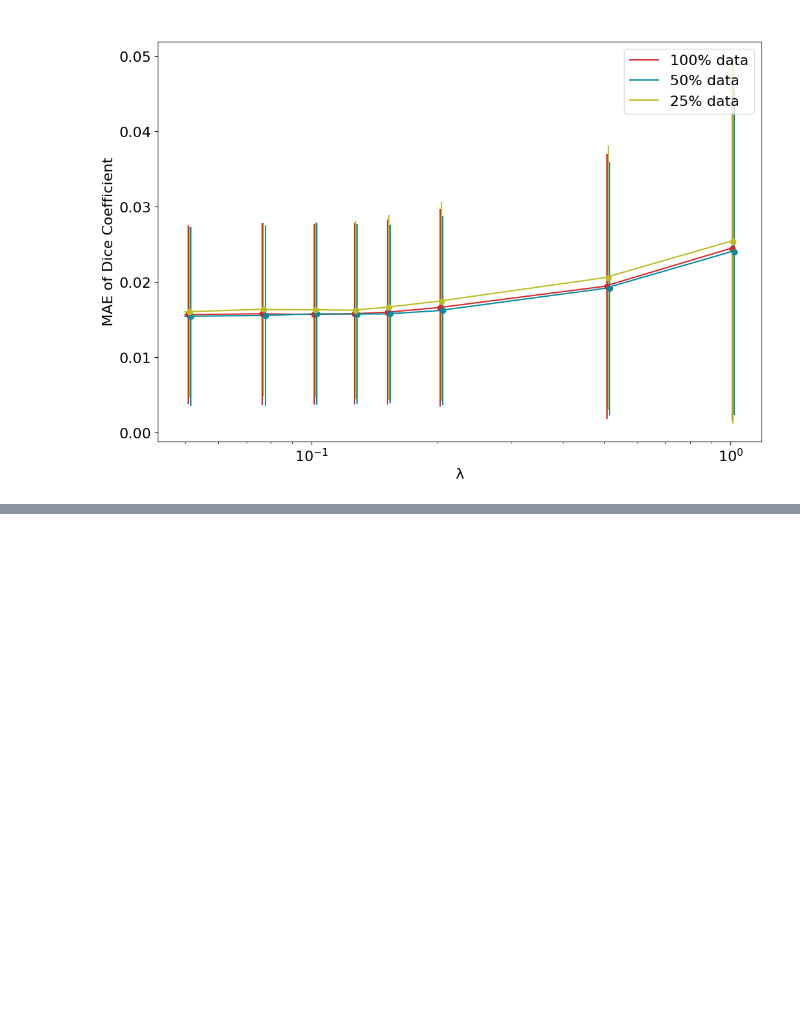
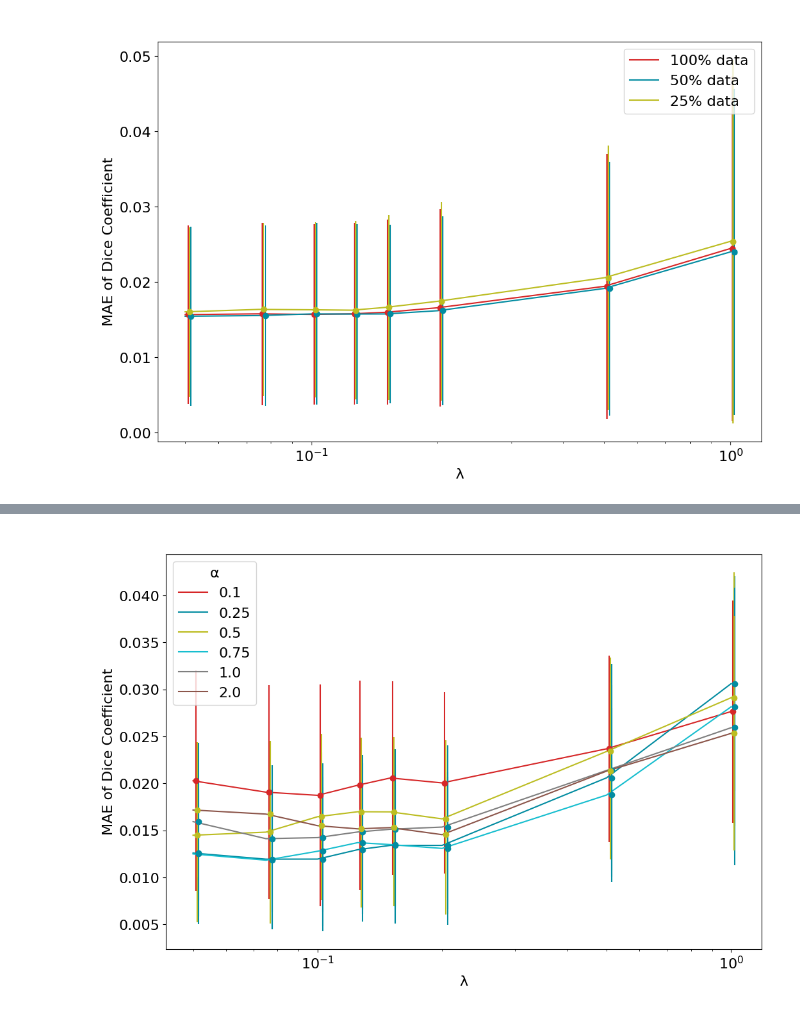
Before and after one commit to aisha-lawal/hyperpredict, a Jupyter notebook: visualizations/hyperpredict_clapirn.ipynb, the cells around one changed output, grey strips where cells are left out. Drawn from its saved outputs; the diff is of its cells as text; code cells hidden in the pictures; blank space fills up the shorter version.

Commit message:
distribution plots for be_le

```diff
--- a/visualizations/hyperpredict_clapirn.ipynb
+++ b/visualizations/hyperpredict_clapirn.ipynb
@@ -624,0 +625,87 @@ plt.show()
+# %%
+
+sensitivity_01 = pd.read_csv("../results/symnet_clapirn/sensitivity_analysis/sensitivity_analysis_image_0.1_target.csv")
+sensitivity_025 = pd.read_csv("../results/symnet_clapirn/sensitivity_analysis/sensitivity_analysis_image_0.25_target.csv")
+sensitivity_05 = pd.read_csv("../results/symnet_clapirn/sensitivity_analysis/sensitivity_analysis_image_0.5_target.csv")
+sensitivity_075 = pd.read_csv("../results/symnet_clapirn/sensitivity_analysis/sensitivity_analysis_image_0.75_target.csv")
+sensitivity_10 = pd.read_csv("../results/symnet_clapirn/sensitivity_analysis/sensitivity_analysis_image_1.0_target.csv")
+sensitivity_20 = pd.read_csv("../results/symnet_clapirn/sensitivity_analysis/sensitivity_analysis_image_2.0_target.csv")
+
+
+lamda = sensitivity_025["lamda"].unique()
+lam_log = np.where(lamda > 0, np.log(lamda), np.log(lamda + 1e-5))
+
+
+x_errorbar = [0.0008,0.0013 ,0.0015,0.0017,0.0020,0.003,0.007, 0.01]
+
+#0.1
+sensitivity_01["dice_difference"] = abs(sensitivity_01["predicted_dice"] - sensitivity_01["target_dice"])
+sensitivity_01["std_dev"] = np.std(sensitivity_01["predicted_dice"] - sensitivity_01["target_dice"], axis = 0)
+mean_difference =  sensitivity_01.groupby("lamda").mean().reset_index()
+std_dev = sensitivity_01.groupby("lamda").std().reset_index()
+sns.lineplot(x=lamda, y=mean_difference["dice_difference"], color="#d62728")
+plt.errorbar(x_errorbar+lamda, mean_difference["dice_difference"], yerr=std_dev["dice_difference"], fmt='o', color = '#d62728')
+
+#0.25
+sensitivity_025["dice_difference"] = abs(sensitivity_025["predicted_dice"] - sensitivity_025["target_dice"])
+sensitivity_025["std_dev"] = np.std(sensitivity_025["predicted_dice"] - sensitivity_025["target_dice"], axis = 0)
+mean_difference =  sensitivity_025.groupby("lamda").mean().reset_index()
+std_dev = sensitivity_025.groupby("lamda").std().reset_index()
+sns.lineplot(x=lamda, y=mean_difference["dice_difference"], color="#028ca1")
+plt.errorbar([x*2 for x in x_errorbar]+lamda, mean_difference["dice_difference"], yerr=std_dev["dice_difference"], fmt='o', color = '#028ca1')
+
+
+#0.5
+sensitivity_05["dice_difference"] = abs(sensitivity_05["predicted_dice"] - sensitivity_05["target_dice"])
+mean_difference =  sensitivity_05.groupby("lamda").mean().reset_index()
+std_dev = sensitivity_05.groupby("lamda").std().reset_index()
+sns.lineplot(x=lamda, y=mean_difference["dice_difference"], color="#bcbd22")
+plt.errorbar([x*1.5 for x in x_errorbar]+lamda, mean_difference["dice_difference"], yerr=std_dev["dice_difference"], fmt='o', color = '#bcbd22')
+
+
+
+#0.75
+sensitivity_075["dice_difference"] = abs(sensitivity_075["predicted_dice"] - sensitivity_075["target_dice"])
+sensitivity_075["std_dev"] = np.std(sensitivity_075["predicted_dice"] - sensitivity_075["target_dice"], axis = 0)
+mean_difference =  sensitivity_075.groupby("lamda").mean().reset_index()
+std_dev = sensitivity_075.groupby("lamda").std().reset_index()
+sns.lineplot(x=lamda, y=mean_difference["dice_difference"], color="#17becf")
+plt.errorbar([x*2 for x in x_errorbar]+lamda, mean_difference["dice_difference"], yerr=std_dev["dice_difference"], fmt='o', color = '#028ca1')
+
+#1.0
+sensitivity_10["dice_difference"] = abs(sensitivity_10["predicted_dice"] - sensitivity_10["target_dice"])
+sensitivity_10["std_dev"] = np.std(sensitivity_10["predicted_dice"] - sensitivity_10["target_dice"], axis = 0)
+mean_difference =  sensitivity_10.groupby("lamda").mean().reset_index()
+std_dev = sensitivity_10.groupby("lamda").std().reset_index()
+sns.lineplot(x=lamda, y=mean_difference["dice_difference"], color="#7f7f7f")
+plt.errorbar([x*2 for x in x_errorbar]+lamda, mean_difference["dice_difference"], yerr=std_dev["dice_difference"], fmt='o', color = '#028ca1')
+
+
+#2.0
+sensitivity_20["dice_difference"] = abs(sensitivity_20["predicted_dice"] - sensitivity_20["target_dice"])
+mean_difference =  sensitivity_20.groupby("lamda").mean().reset_index()
+std_dev = sensitivity_20.groupby("lamda").std().reset_index()
+sns.lineplot(x=lamda, y=mean_difference["dice_difference"], color="#8c564b")
+plt.errorbar([x*1.5 for x in x_errorbar]+lamda, mean_difference["dice_difference"], yerr=std_dev["dice_difference"], fmt='o', color = '#bcbd22')
+
+
+
+custom_legend = [
+    plt.Line2D([0], [0], color='#d62728',  linestyle='-', markersize=5),
+    plt.Line2D([0], [0], color='#028ca1',  linestyle='-', markersize=5),
+    plt.Line2D([0], [0], color='#bcbd22', linestyle='-', markersize=5),
+    plt.Line2D([0], [0], color='#17becf',  linestyle='-', markersize=5),
+    plt.Line2D([0], [0], color='#7f7f7f',  linestyle='-', markersize=5),
+    plt.Line2D([0], [0], color='#8c564b', linestyle='-', markersize=5),
+
+]
+legend_labels = ['0.1','0.25', '0.5', '0.75', '1.0', '2.0']
+
+plt.legend(custom_legend, legend_labels, title="α")
+plt.title(" ");
+plt.xlabel("λ");
+plt.ylabel("MAE of Dice Coefficient");
+plt.xscale("log")
+plt.show()
+# %% [output]
+[figure, added]
```
Also changed, not shown: parts of 3 cells of this notebook, 1 other file.
